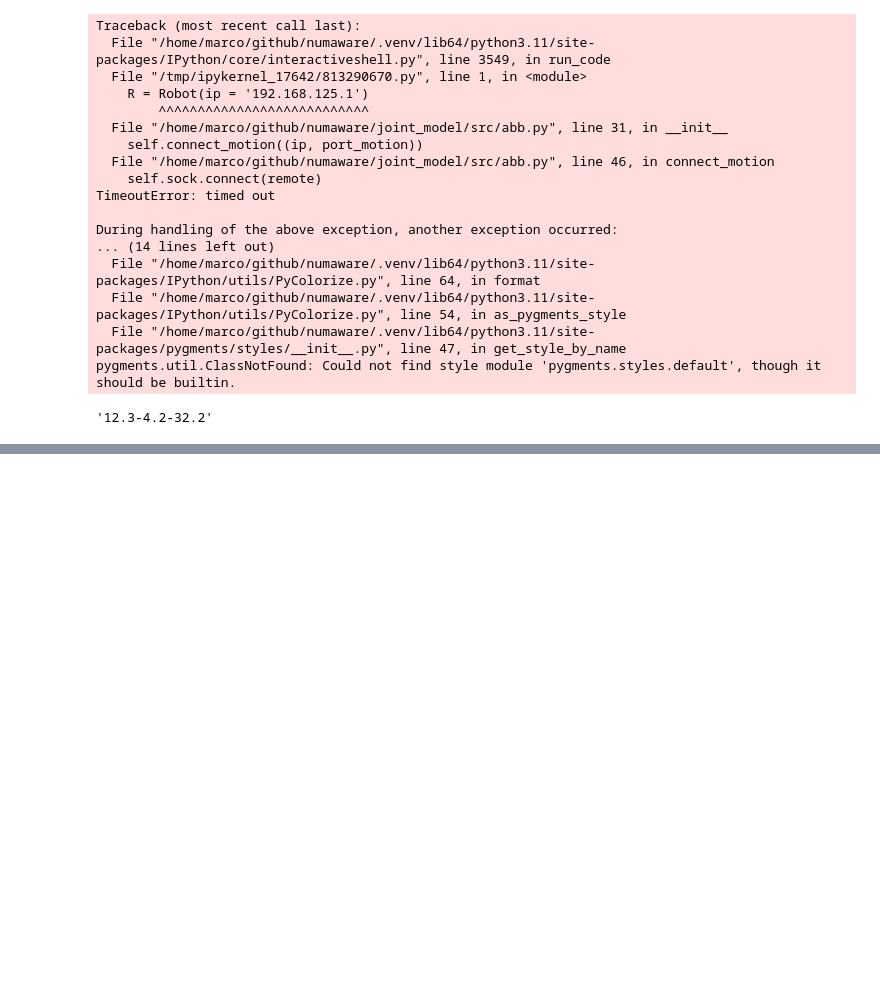
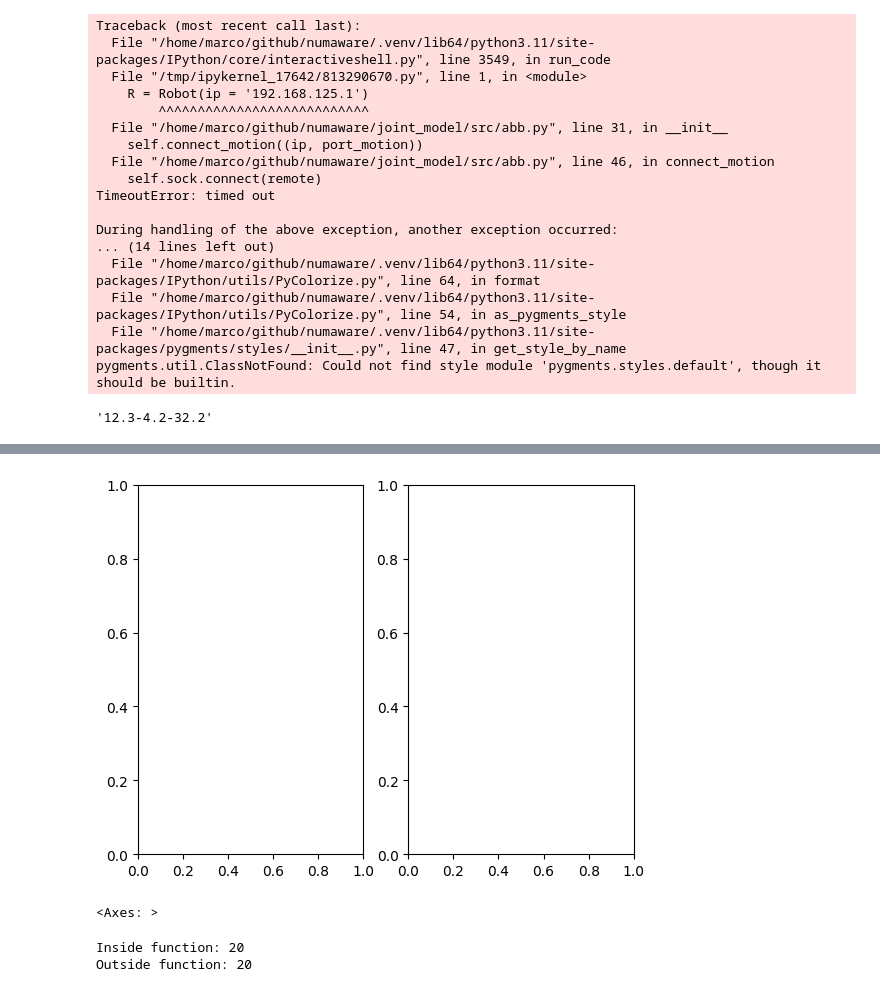
Before and after one commit to mgarcia14115/numaware, a Jupyter notebook: joint_model/scripts/data_collection/00.0-mg-workspace.ipynb, the cells around one changed output, grey strips where cells are left out. Drawn from its saved outputs; the diff is of its cells as text; code cells hidden in the pictures; blank space fills up the shorter version.

```diff
--- a/joint_model/scripts/data_collection/00.0-mg-workspace.ipynb
+++ b/joint_model/scripts/data_collection/00.0-mg-workspace.ipynb
@@ -309,0 +261,21 @@ print(klicker.get_positions())
+# %%
+fig,(ax1,ax2) = plt.subplots(1,2)
+# %% [output]
+[figure, added]
+# %%
+ax1
+# %% [output]
+<Axes: >
+# %%
+x = 10  # Global variable
+
+def my_function():
+  global x  # Use the global keyword to modify the global variable x
+  x = 20
+  print("Inside function:", x)
+
+my_function()
+print("Outside function:", x)
+# %% [output]
+Inside function: 20
+Outside function: 20
```
Also changed, not shown: parts of 7 cells of this notebook, 2 other files.
